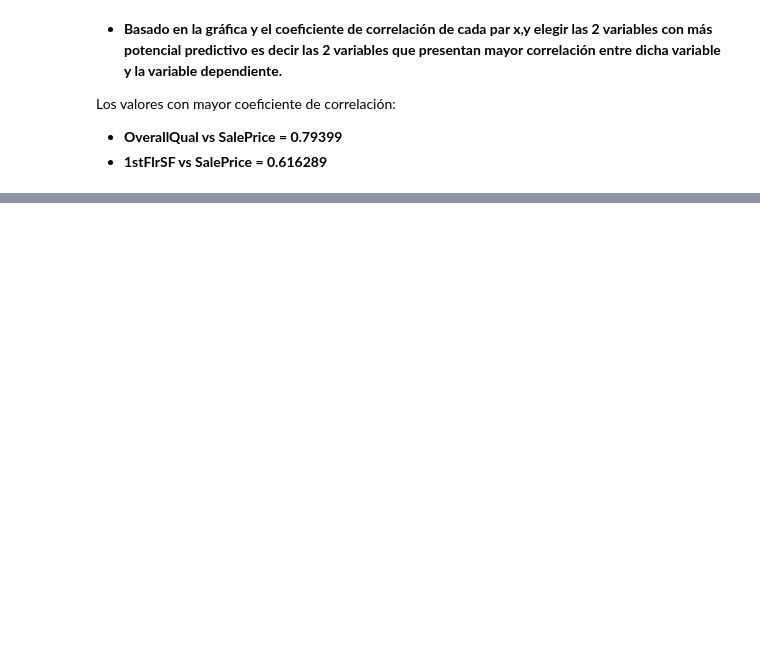
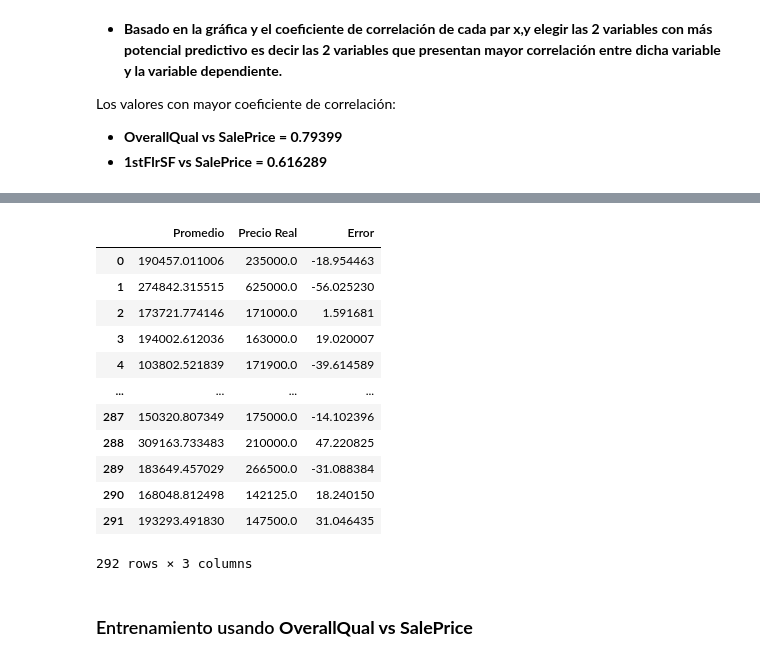
Before and after one commit to ElMangel/Proyecto-1--Regresi-n-con-c-digo, a Jupyter notebook: Proyecto_19000522.ipynb, the cells around one changed output, grey strips where cells are left out. Saved outputs shown, nothing was run; the diff lists cells and outputs as text; code cells hidden in the pictures; blank space fills up the shorter version.

```diff
--- a/Proyecto_19000522.ipynb
+++ b/Proyecto_19000522.ipynb
@@ -272,0 +344,20 @@ Parámetros finales del modelo: [ 43038.62376652 -81269.88013529]
+# %%
+predicciones['Precio Real'] = dataset_validacion[:,0]
+predicciones['Error %'] = ((predicciones['Promedio'] - predicciones['Precio Real'])/predicciones['Precio Real'])*100
+predicciones[['Promedio', 'Precio Real', 'Error']]
+# %% [output]
+|  | Promedio | Precio Real | Error |
+| 0 | 190457.011006 | 235000.0 | -18.954463 |
+| 1 | 274842.315515 | 625000.0 | -56.025230 |
+| 2 | 173721.774146 | 171000.0 | 1.591681 |
+| 3 | 194002.612036 | 163000.0 | 19.020007 |
+| 4 | 103802.521839 | 171900.0 | -39.614589 |
+| ... | ... | ... | ... |
+| 287 | 150320.807349 | 175000.0 | -14.102396 |
+| 288 | 309163.733483 | 210000.0 | 47.220825 |
+| 289 | 183649.457029 | 266500.0 | -31.088384 |
+| 290 | 168048.812498 | 142125.0 | 18.240150 |
+| 291 | 193293.491830 | 147500.0 | 31.046435 |
+292 rows × 3 columns
+# %% [markdown]
+### Entrenamiento usando **OverallQual vs SalePrice**
```
Also changed, not shown: parts of 38 cells of this notebook.
